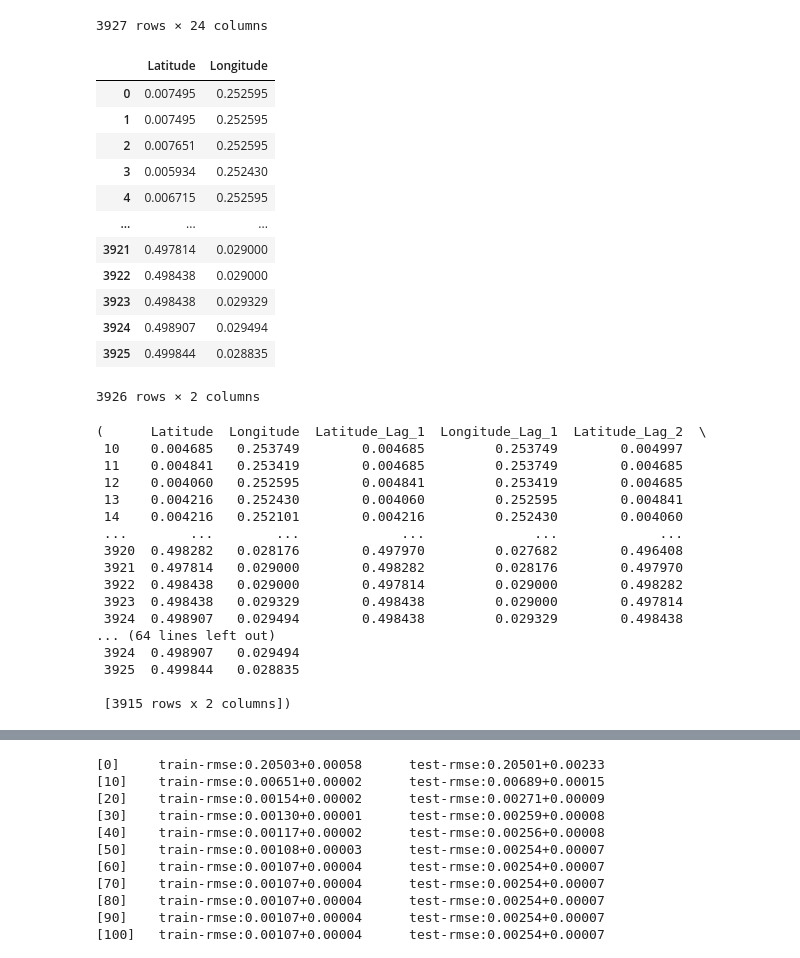
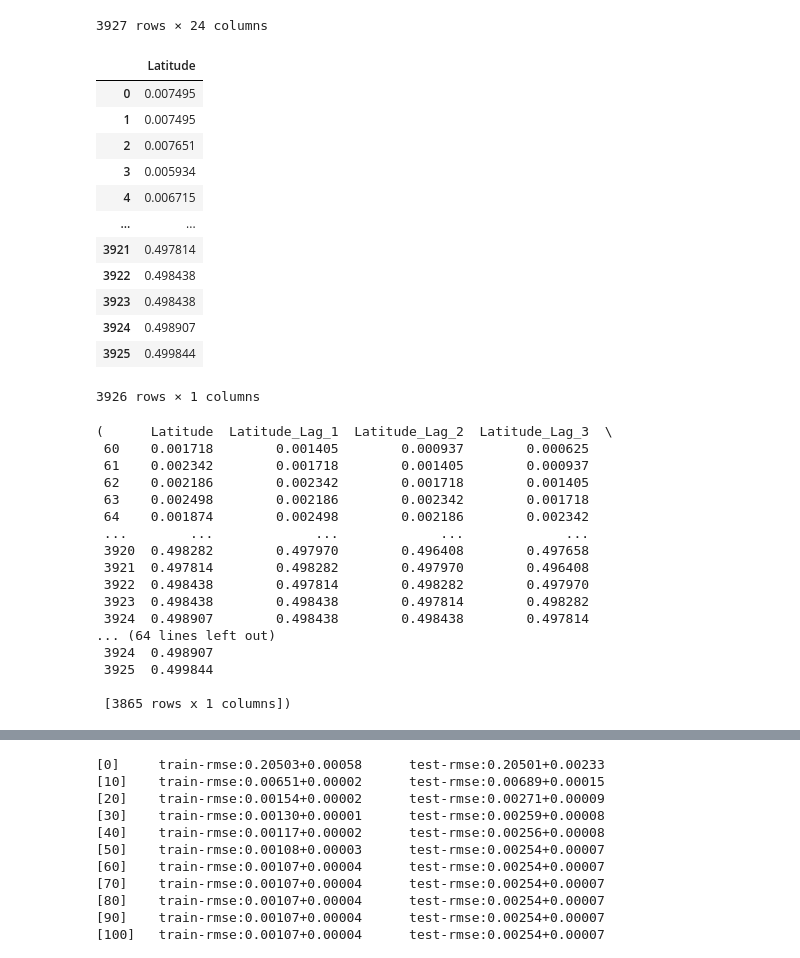
Before and after one commit to CSfromCS/VHS-Thesis, a Jupyter notebook: Baseline Models v4/XGBoost v4.ipynb, the cells around one changed output, grey strips where cells are left out. Cells and saved outputs as stored; diff of their text form; code cells hidden in the pictures.

```diff
--- a/Baseline Models v4/XGBoost v4.ipynb
+++ b/Baseline Models v4/XGBoost v4.ipynb
@@ -70,31 +70,31 @@ df
 | 3926 | 2023-09-18 05:58:05.00 | 2023-09-18 13:58:05.00 | 3924.071169018745 | 0.499844 | 0.028835 | 4.734464033270184 | 58.48317391145974 | ... |
 3927 rows × 24 columns
 # %%
-X = df[:-1][['Latitude', 'Longitude']]#, 'Minute', 'Second']]#, 'Altitude(m)','Speed(m/s)', 'True Heading(deg)']]
+X = df[:-1][['Latitude']]#, 'Longitude']]#, 'Minute', 'Second']]#, 'Altitude(m)','Speed(m/s)', 'True Heading(deg)']]
 X
 # %% [output]
-|  | Latitude | Longitude |
-| 0 | 0.007495 | 0.252595 |
-| 1 | 0.007495 | 0.252595 |
-| 2 | 0.007651 | 0.252595 |
-| 3 | 0.005934 | 0.252430 |
-| 4 | 0.006715 | 0.252595 |
-| ... | ... | ... |
-| 3921 | 0.497814 | 0.029000 |
-| 3922 | 0.498438 | 0.029000 |
-| 3923 | 0.498438 | 0.029329 |
-| 3924 | 0.498907 | 0.029494 |
-| 3925 | 0.499844 | 0.028835 |
+|  | Latitude |
+| 0 | 0.007495 |
+| 1 | 0.007495 |
+| 2 | 0.007651 |
+| 3 | 0.005934 |
+| 4 | 0.006715 |
+| ... | ... |
+| 3921 | 0.497814 |
+| 3922 | 0.498438 |
+| 3923 | 0.498438 |
+| 3924 | 0.498907 |
+| 3925 | 0.499844 |
-3926 rows × 2 columns
+3926 rows × 1 columns
 # %%
 # Create 10 lag features
-for i in range(1,11):
+for i in range(1,61):
     X[f'Latitude_Lag_{i}'] = df['Latitude'].shift(i)
-    X[f'Longitude_Lag_{i}'] = df['Longitude'].shift(i)
+    # X[f'Longitude_Lag_{i}'] = df['Longitude'].shift(i)
 X = X.dropna()
 
 # Y is the next steps
-Y = X.iloc[1:][['Latitude', 'Longitude']]
+Y = X.iloc[1:][['Latitude']]#, 'Longitude']]
 # nextX is the last 2 rows but dataframe
 nextX = X.iloc[[-1]]
 X = X.iloc[:-1]
@@ -102,20 +102,20 @@ X = X.iloc[:-1]
 #shape of X and Y
 X, Y
 # %% [output]
-(      Latitude  Longitude  Latitude_Lag_1  Longitude_Lag_1  Latitude_Lag_2  \
- 10    0.004685   0.253749        0.004685         0.253749        0.004997
- 11    0.004841   0.253419        0.004685         0.253749        0.004685
- 12    0.004060   0.252595        0.004841         0.253419        0.004685
- 13    0.004216   0.252430        0.004060         0.252595        0.004841
- 14    0.004216   0.252101        0.004216         0.252430        0.004060
- ...        ...        ...             ...              ...             ...
- 3920  0.498282   0.028176        0.497970         0.027682        0.496408
- 3921  0.497814   0.029000        0.498282         0.028176        0.497970
- 3922  0.498438   0.029000        0.497814         0.029000        0.498282
- 3923  0.498438   0.029329        0.498438         0.029000        0.497814
- 3924  0.498907   0.029494        0.498438         0.029329        0.498438
+(      Latitude  Latitude_Lag_1  Latitude_Lag_2  Latitude_Lag_3  \
+ 60    0.001718        0.001405        0.000937        0.000625
+ 61    0.002342        0.001718        0.001405        0.000937
+ 62    0.002186        0.002342        0.001718        0.001405
+ 63    0.002498        0.002186        0.002342        0.001718
+ 64    0.001874        0.002498        0.002186        0.002342
+ ...        ...             ...             ...             ...
+ 3920  0.498282        0.497970        0.496408        0.497658
+ 3921  0.497814        0.498282        0.497970        0.496408
+ 3922  0.498438        0.497814        0.498282        0.497970
+ 3923  0.498438        0.498438        0.497814        0.498282
+ 3924  0.498907        0.498438        0.498438        0.497814
 ... (64 lines left out)
- 3924  0.498907   0.029494
- 3925  0.499844   0.028835
+ 3924  0.498907
+ 3925  0.499844
 
- [3915 rows x 2 columns])
+ [3865 rows x 1 columns])
```
Also changed, not shown: parts of 27 cells of this notebook.
